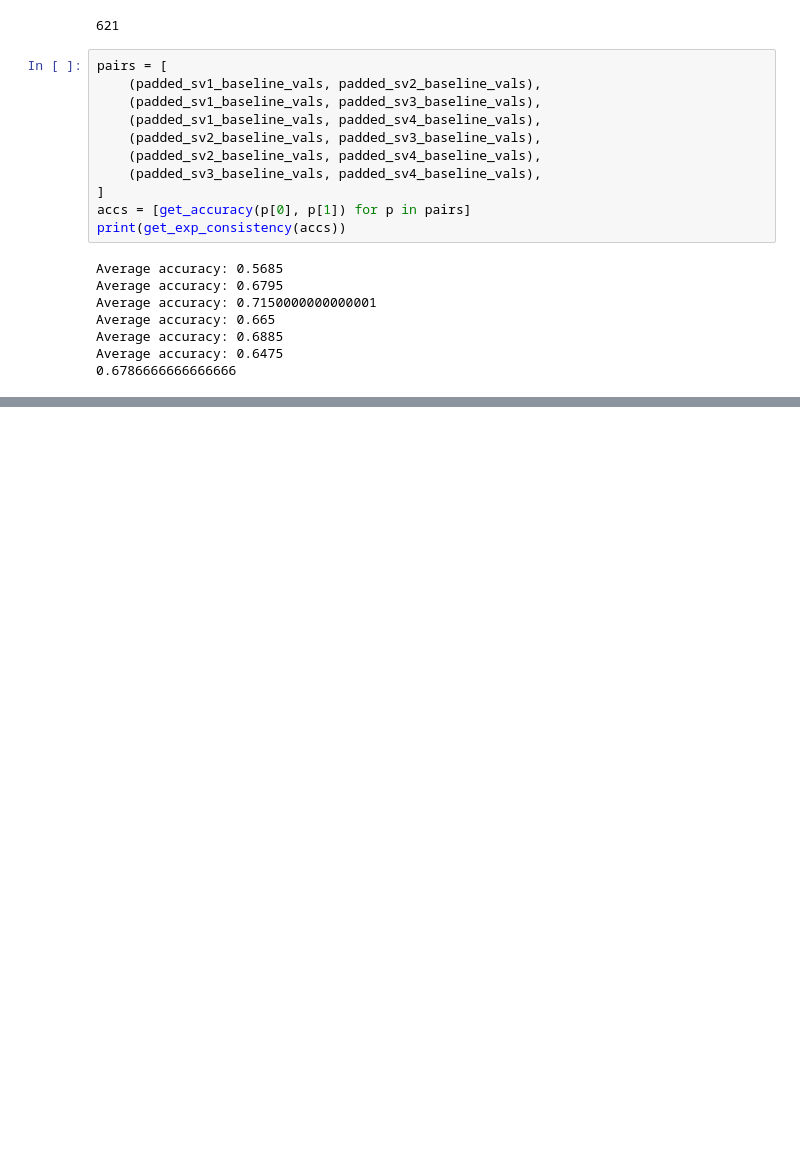
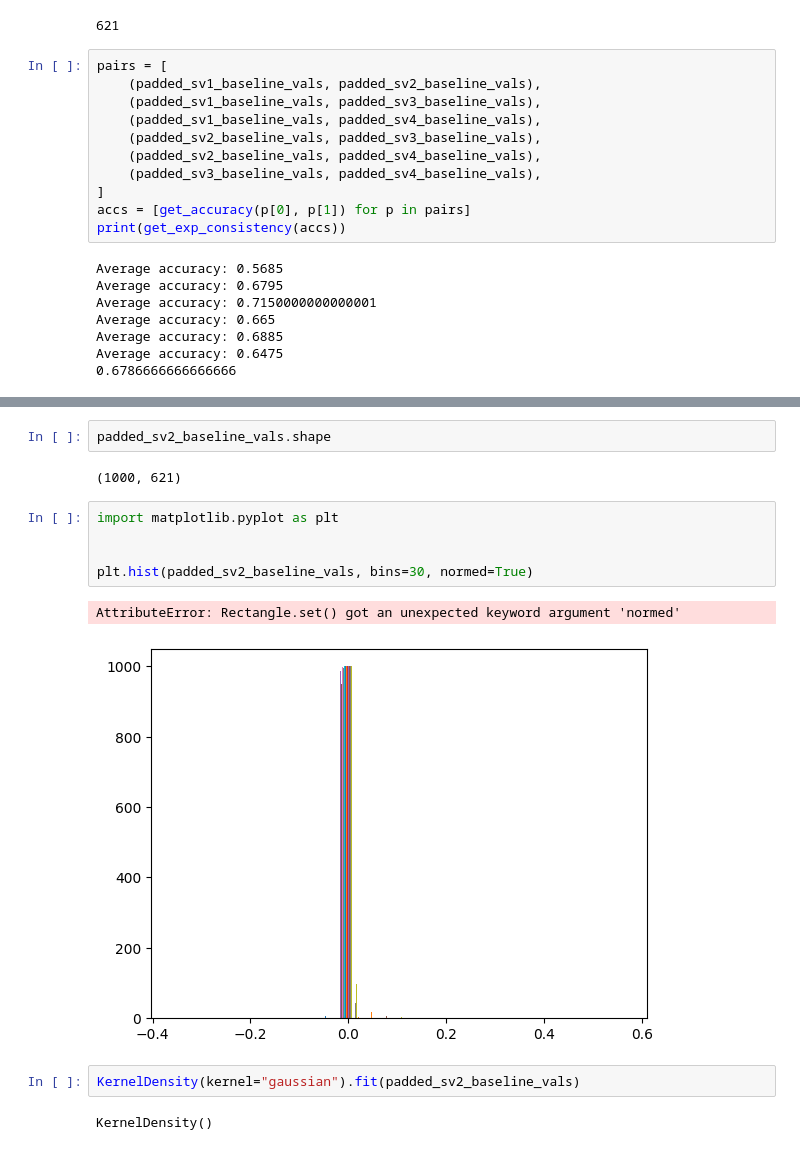
Before and after one commit to jameswburton18/TextNTabularExplanations, a Jupyter notebook: notebooks/explanation_consistency.ipynb, the cells around one changed output, grey strips where cells are left out. Drawn from its saved outputs; the diff is of its cells as text; blank space fills up the shorter version.

```diff
--- a/notebooks/explanation_consistency.ipynb
+++ b/notebooks/explanation_consistency.ipynb
@@ -265,0 +347,16 @@ Average accuracy: 0.6475
+# %%
+padded_sv2_baseline_vals.shape
+# %% [output]
+(1000, 621)
+# %%
+import matplotlib.pyplot as plt
+
+
+plt.hist(padded_sv2_baseline_vals, bins=30, normed=True)
+# %% [output]
+AttributeError: Rectangle.set() got an unexpected keyword argument 'normed'
+[figure, added]
+# %%
+KernelDensity(kernel="gaussian").fit(padded_sv2_baseline_vals)
+# %% [output]
+KernelDensity()
```
Also changed, not shown: parts of 6 cells of this notebook, 8 other files.
